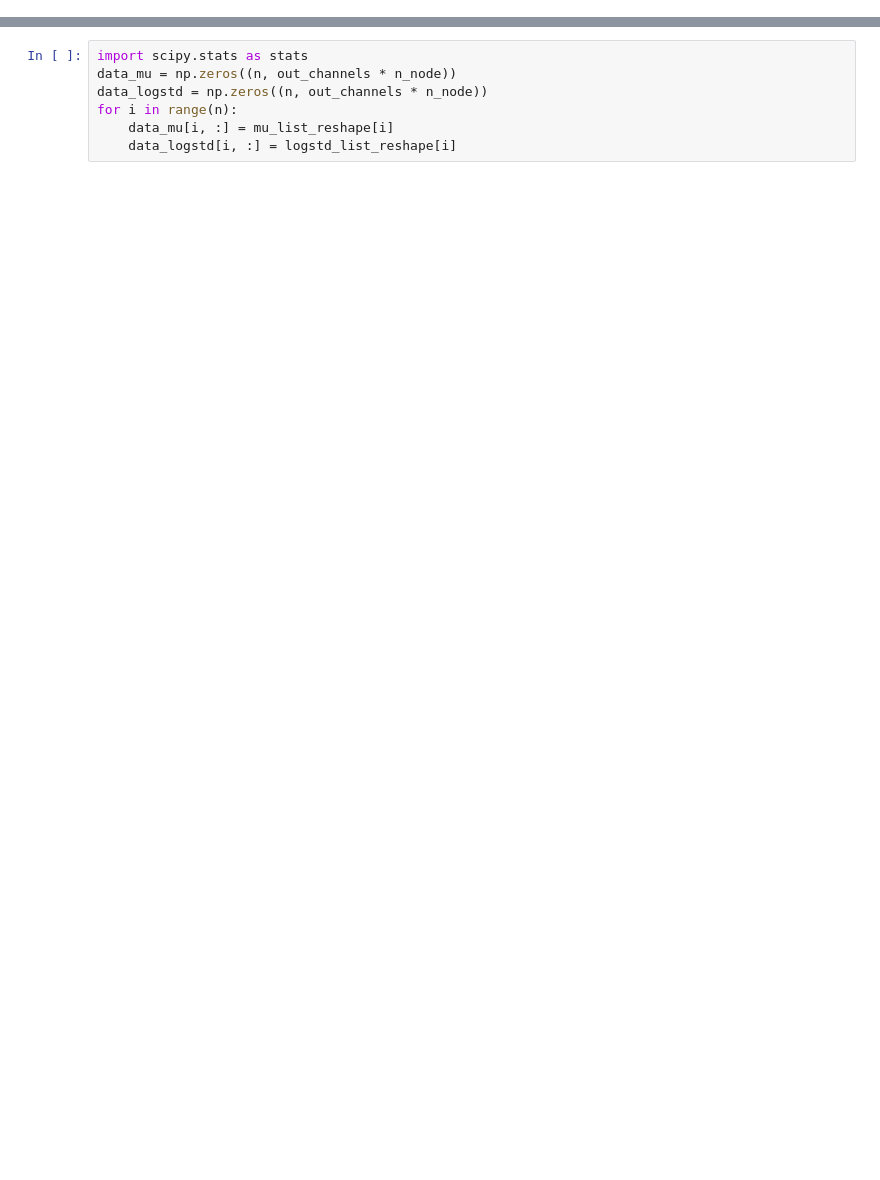
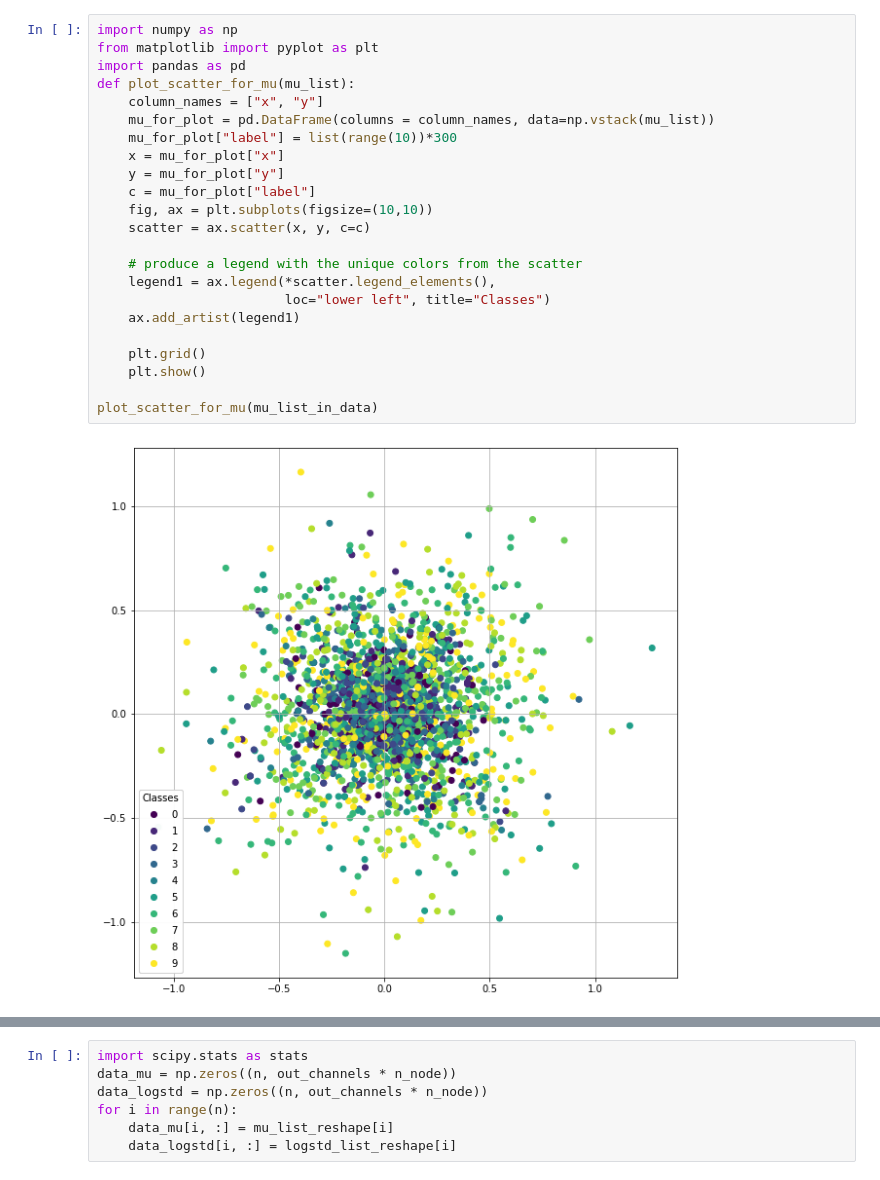
Before and after one commit to TheLittleJimmy/ST-Aim3, a Jupyter notebook: VGAE_sampling.ipynb, the cells around one changed output, grey strips where cells are left out. Cells and saved outputs as stored; diff of their text form; blank space fills up the shorter version.

```diff
--- a/VGAE_sampling.ipynb
+++ b/VGAE_sampling.ipynb
@@ -339,0 +374,25 @@ for i in range(n):
+# %%
+import numpy as np
+from matplotlib import pyplot as plt
+import pandas as pd
+def plot_scatter_for_mu(mu_list):
+    column_names = ["x", "y"]
+    mu_for_plot = pd.DataFrame(columns = column_names, data=np.vstack(mu_list))
+    mu_for_plot["label"] = list(range(10))*300
+    x = mu_for_plot["x"]
+    y = mu_for_plot["y"]
+    c = mu_for_plot["label"]
+    fig, ax = plt.subplots(figsize=(10,10))
+    scatter = ax.scatter(x, y, c=c)
+
+    # produce a legend with the unique colors from the scatter
+    legend1 = ax.legend(*scatter.legend_elements(),
+                        loc="lower left", title="Classes")
+    ax.add_artist(legend1)
+
+    plt.grid()
+    plt.show()
+
+plot_scatter_for_mu(mu_list_in_data)
+# %% [output]
+[figure, added]
```
Also changed, not shown: parts of 17 cells of this notebook, 1 other file.
